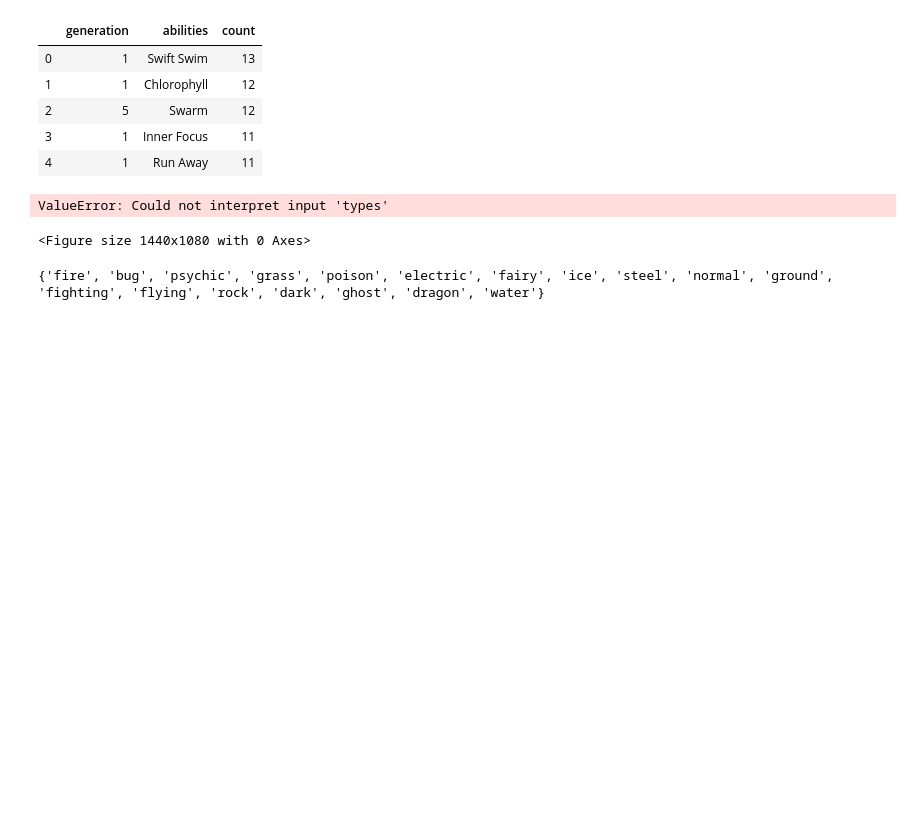
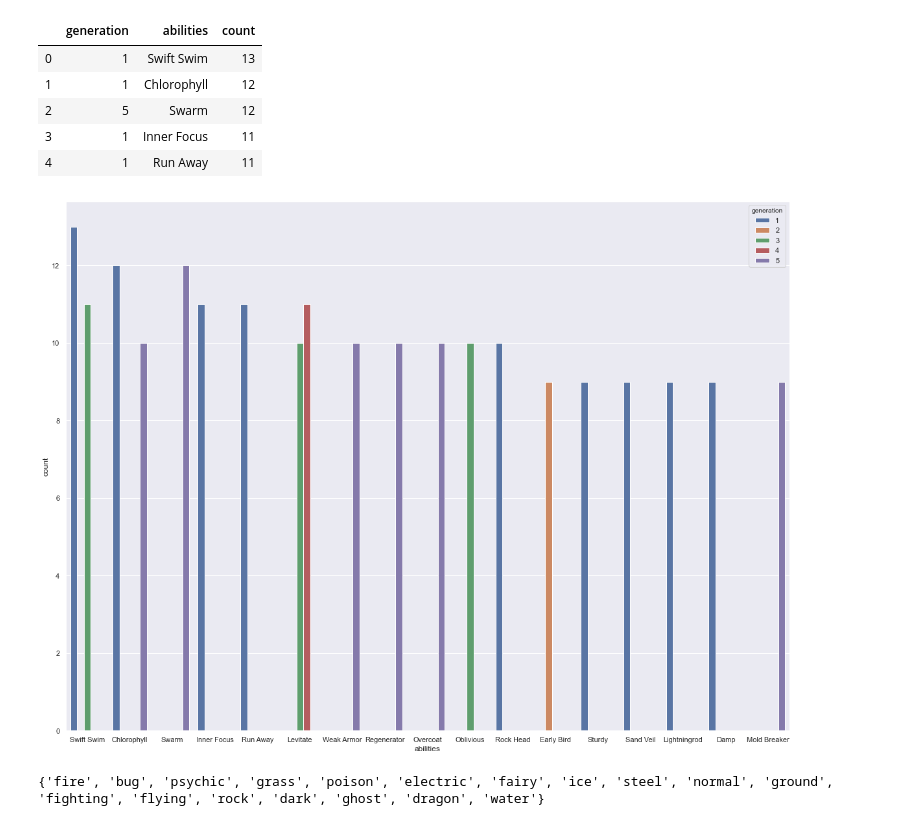
Before and after one commit to com-480-data-visualization/com-480-project-analaktycs, a Jupyter notebook: Milestone1.ipynb, the cells around one changed output. Cells and saved outputs as stored; diff of their text form; code cells hidden in the pictures; blank space fills up the shorter version.

```diff
--- a/Milestone1.ipynb
+++ b/Milestone1.ipynb
@@ -395,10 +396,9 @@ abs_gen.head()
 | 4 | 1 | Run Away | 11 |
 # %%
 plt.figure(figsize=(20,15))
-ax = sns.barplot(x="types", y="count", hue="generation", data=abs_gen)
+ax = sns.barplot(x="abilities", y="count", hue="generation", data=abs_gen[:20])
 # %% [output]
-ValueError: Could not interpret input 'types'
-<Figure size 1440x1080 with 0 Axes>
+[figure, added]
 # %%
 all_classes=set(df_groupe1['type1']).union(set(df_groupe1['type2']))
 all_classes.remove(np.nan)
```
Also changed, not shown: parts of 8 cells of this notebook.
